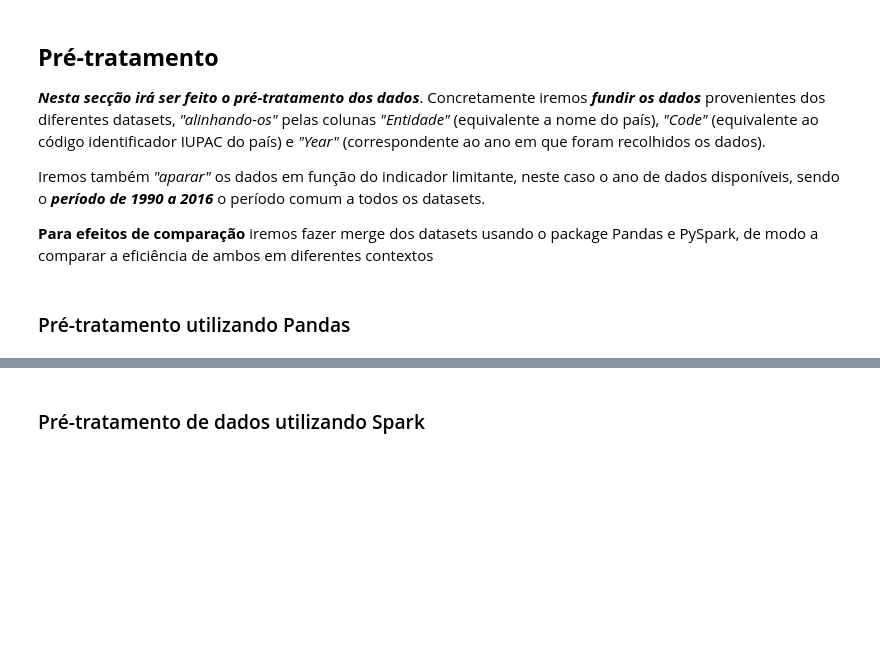
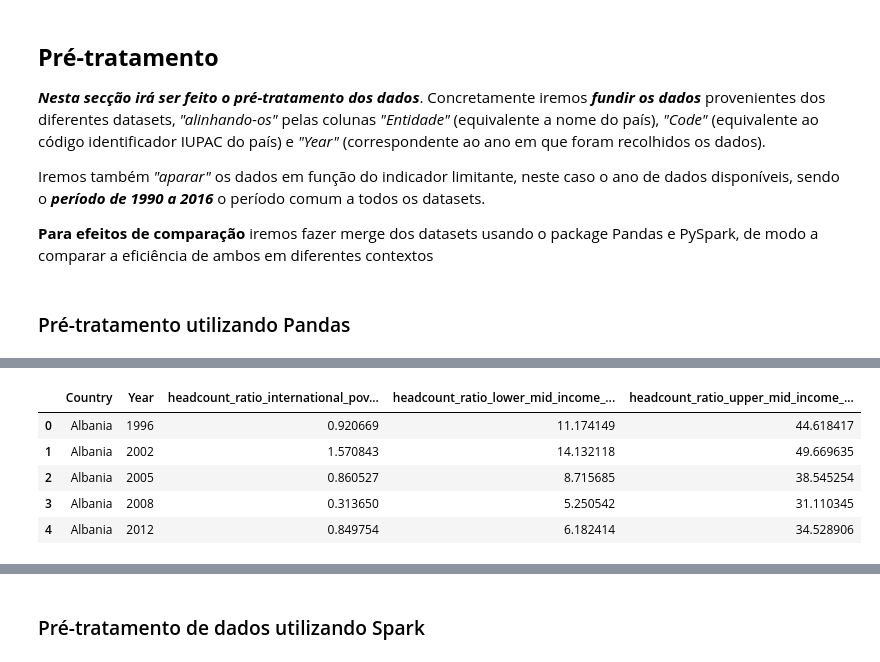
Before and after one commit to rezekiz/big-data-analysis, a Jupyter notebook: processamento_dados-rs.ipynb, the cells around one changed output, grey strips where cells are left out. Cells and saved outputs as stored; diff of their text form; code cells hidden in the pictures; blank space fills up the shorter version.

```diff
--- a/processamento_dados-rs.ipynb
+++ b/processamento_dados-rs.ipynb
@@ -55,0 +62,15 @@ merged.head()
+# %%
+# Carregamos os dados relativos à pobreza (threshold abaixo de 6.85$ / dia)
+poverty = pd.read_csv('datasets/poverty.csv')
+poverty.rename(columns={'country': 'Country', 'year' : 'Year'}, inplace = True)
+poverty = poverty[poverty['Year'] <= 2016]
+poverty = poverty[poverty['Year'] >= 1990]
+pov_filter = poverty[['Country','Year','headcount_ratio_international_povline','headcount_ratio_lower_mid_income_povline','headcount_ratio_upper_mid_income_povline']]
+#pov_filter.head()
+# %% [output]
+|  | Country | Year | headcount_ratio_international_pov... | headcount_ratio_lower_mid_income_... | headcount_ratio_upper_mid_income_... |
+| 0 | Albania | 1996 | 0.920669 | 11.174149 | 44.618417 |
+| 1 | Albania | 2002 | 1.570843 | 14.132118 | 49.669635 |
+| 2 | Albania | 2005 | 0.860527 | 8.715685 | 38.545254 |
+| 3 | Albania | 2008 | 0.313650 | 5.250542 | 31.110345 |
+| 4 | Albania | 2012 | 0.849754 | 6.182414 | 34.528906 |
```
Also changed, not shown: parts of 10 cells of this notebook, 15 other files.
